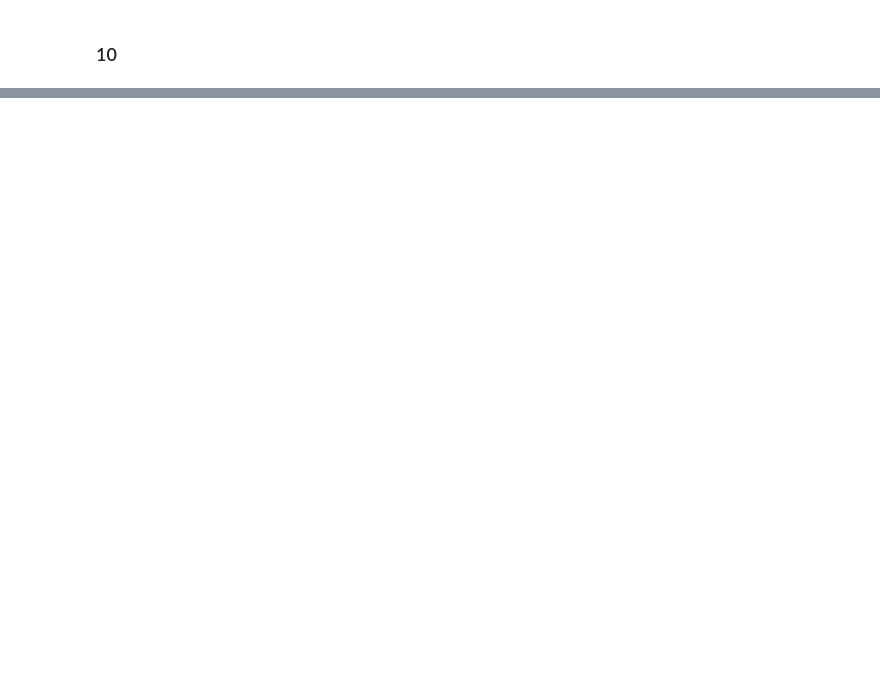
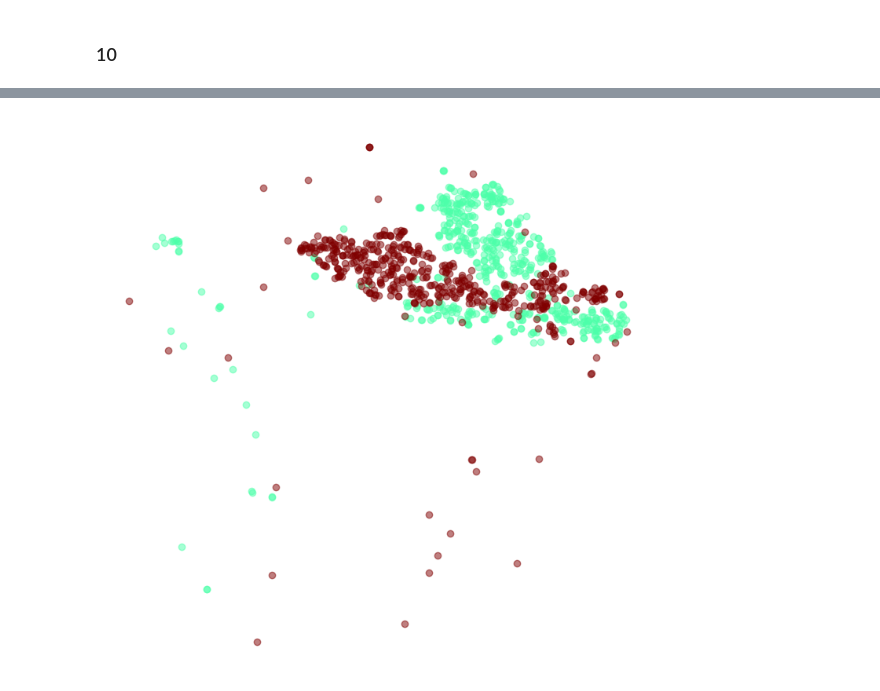
Before and after one commit to RafaeldeLimaThomaz/HandsOnMachineLearning, a Jupyter notebook: 08_dimensionality_reduction/08_dimensionality_reduction.ipynb, the cells around one changed output, grey strips where cells are left out. Cells and saved outputs as stored; diff of their text form; code cells hidden in the pictures; blank space fills up the shorter version.

```diff
--- a/08_dimensionality_reduction/08_dimensionality_reduction.ipynb
+++ b/08_dimensionality_reduction/08_dimensionality_reduction.ipynb
@@ -701,0 +879,18 @@ plt.show()
+# %%
+# Isn't this just beautiful? :) Most digits are nicely separated from the
+# others, even though t-SNE wasn't given the targets: it just identified
+# clusters of similar images. But there is still a bit of overlap. For example,
+# the 3s and the 5s overlap a lot (on the right side of the plot), and so do the
+# 4s and the 9s (in the top-right corner).
+
+# Let's get out attention to digits 4 and 9:
+
+plt.figure(figsize=(9, 9))
+cmap = plt.cm.jet
+for digit in ('4', '9'):
+    plt.scatter(X_reduced[y_sample == digit, 0], X_reduced[y_sample == digit, 1],
+                c=[cmap(float(digit) / 9)], alpha=0.5)
+plt.axis('off')
+plt.show()
+# %% [output]
+[figure, added]
```
Also changed, not shown: parts of 21 cells of this notebook.
